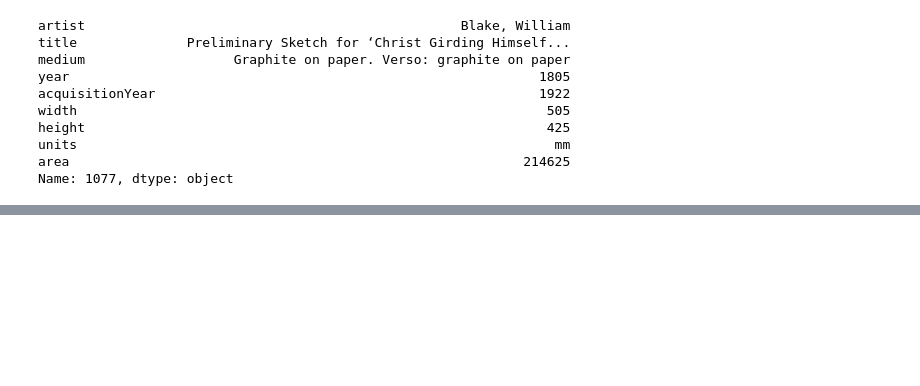
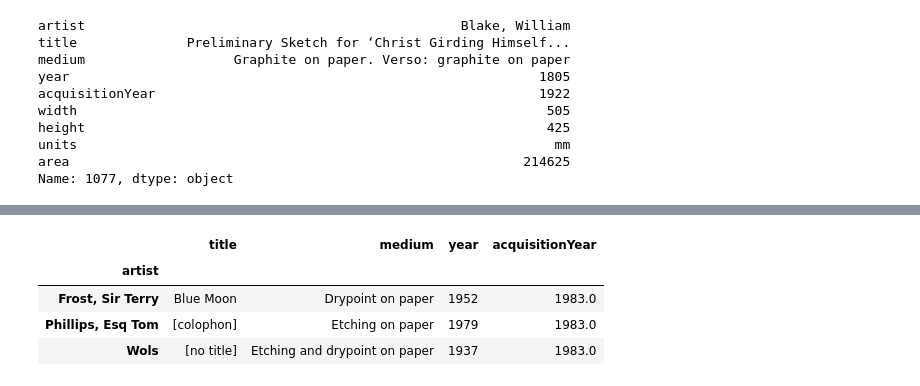
Before and after one commit to ragalaa/Directory, a Jupyter notebook: Pandas_Dataframe_basics.ipynb, the cells around one changed output, grey strips where cells are left out. Cells and saved outputs as stored; diff of their text form; code cells hidden in the pictures; blank space fills up the shorter version.

```diff
--- a/Pandas_Dataframe_basics.ipynb
+++ b/Pandas_Dataframe_basics.ipynb
@@ -310,0 +420,10 @@ Name: 1077, dtype: object
+# %%
+## min
+Small_Data.groupby('artist').agg(np.min)
+Small_Data.groupby('artist').min()
+# %% [output]
+|  | title | medium | year | acquisitionYear |
+| artist |  |  |  |  |
+| Frost, Sir Terry | Blue Moon | Drypoint on paper | 1952 | 1983.0 |
+| Phillips, Esq Tom | [colophon] | Etching on paper | 1979 | 1983.0 |
+| Wols | [no title] | Etching and drypoint on paper | 1937 | 1983.0 |
```
Also changed, not shown: parts of 12 cells of this notebook.
